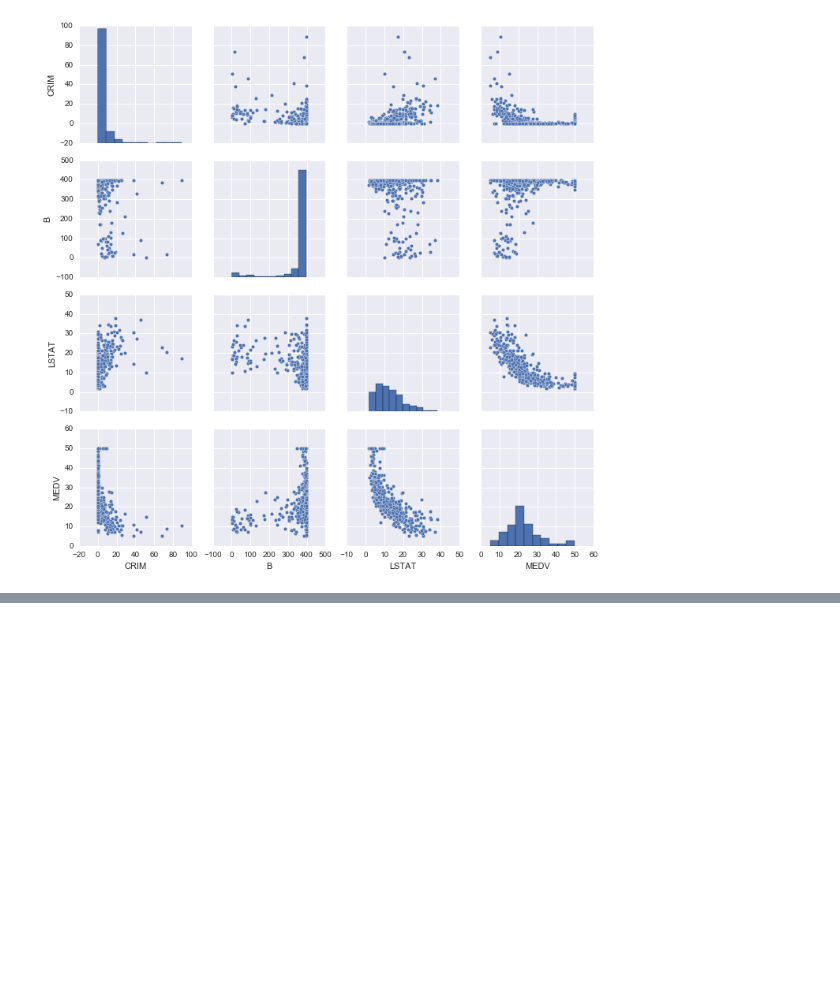
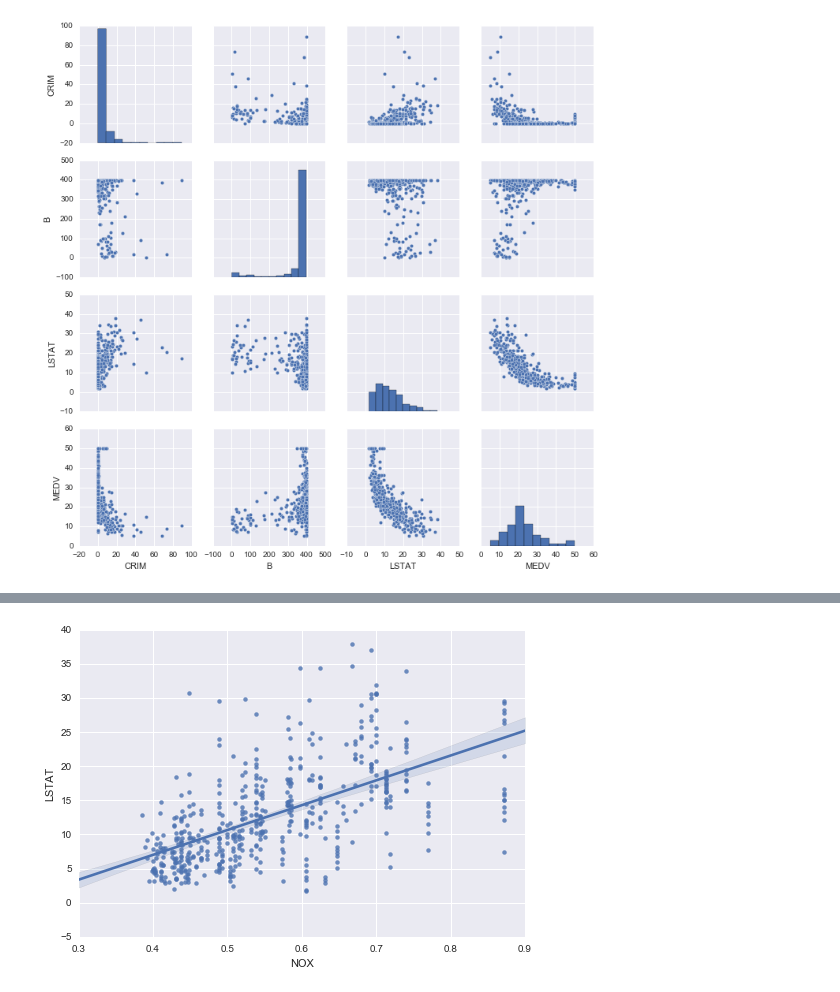
Before and after one commit to jillianhade/data-science-notes, a Jupyter notebook: plotting lab-monday.ipynb, the cells around one changed output, grey strips where cells are left out. Cells and saved outputs as stored; diff of their text form; code cells hidden in the pictures; blank space fills up the shorter version.

```diff
--- a/plotting lab-monday.ipynb
+++ b/plotting lab-monday.ipynb
@@ -142,0 +153,4 @@ sns.pairplot(data, vars=['CRIM', 'B', 'LSTAT', 'MEDV']);
+# %%
+sns.regplot(x='NOX', y='LSTAT', data=data);
+# %% [output]
+[figure, added]
```
Also changed, not shown: parts of 2 cells of this notebook.
